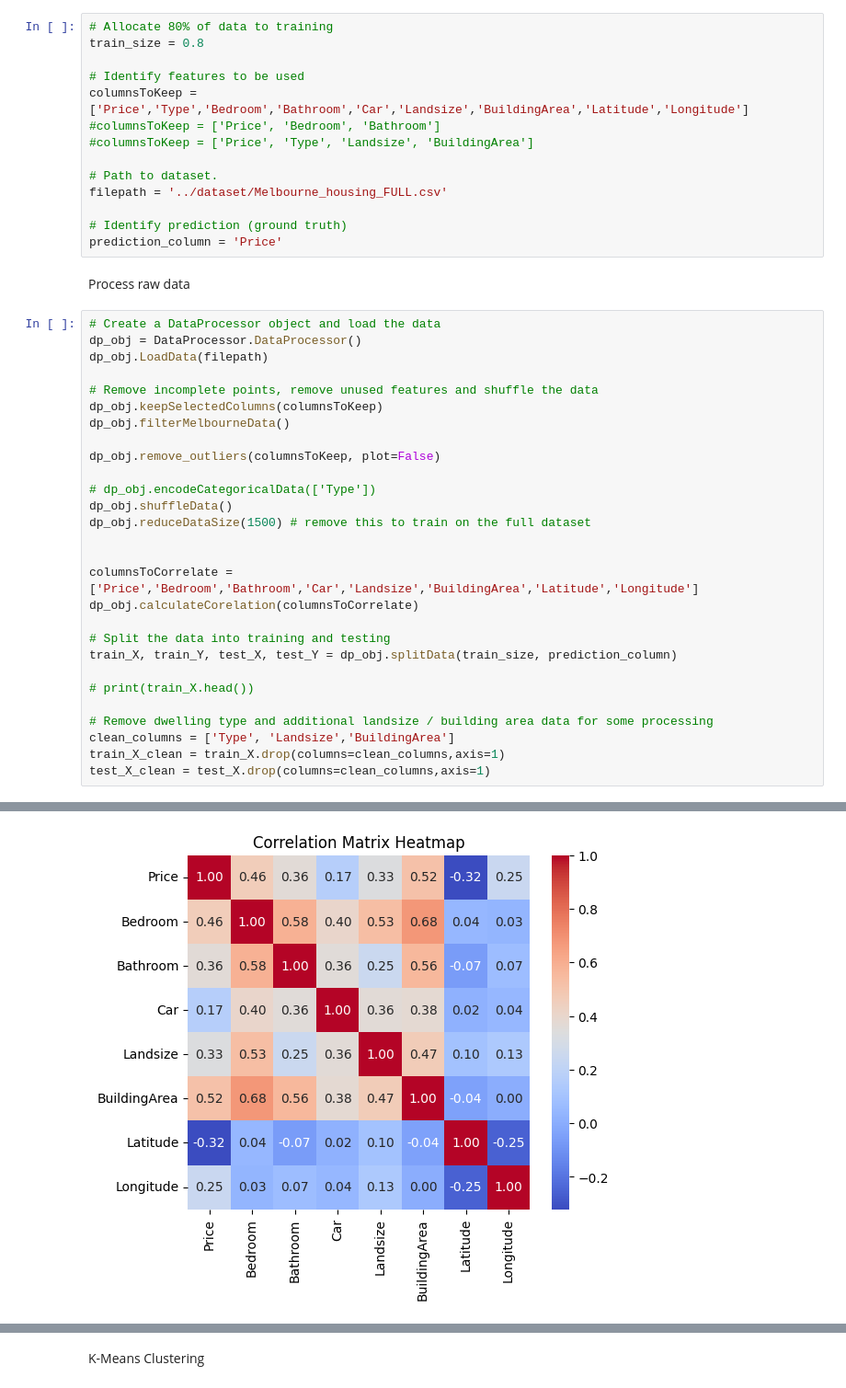
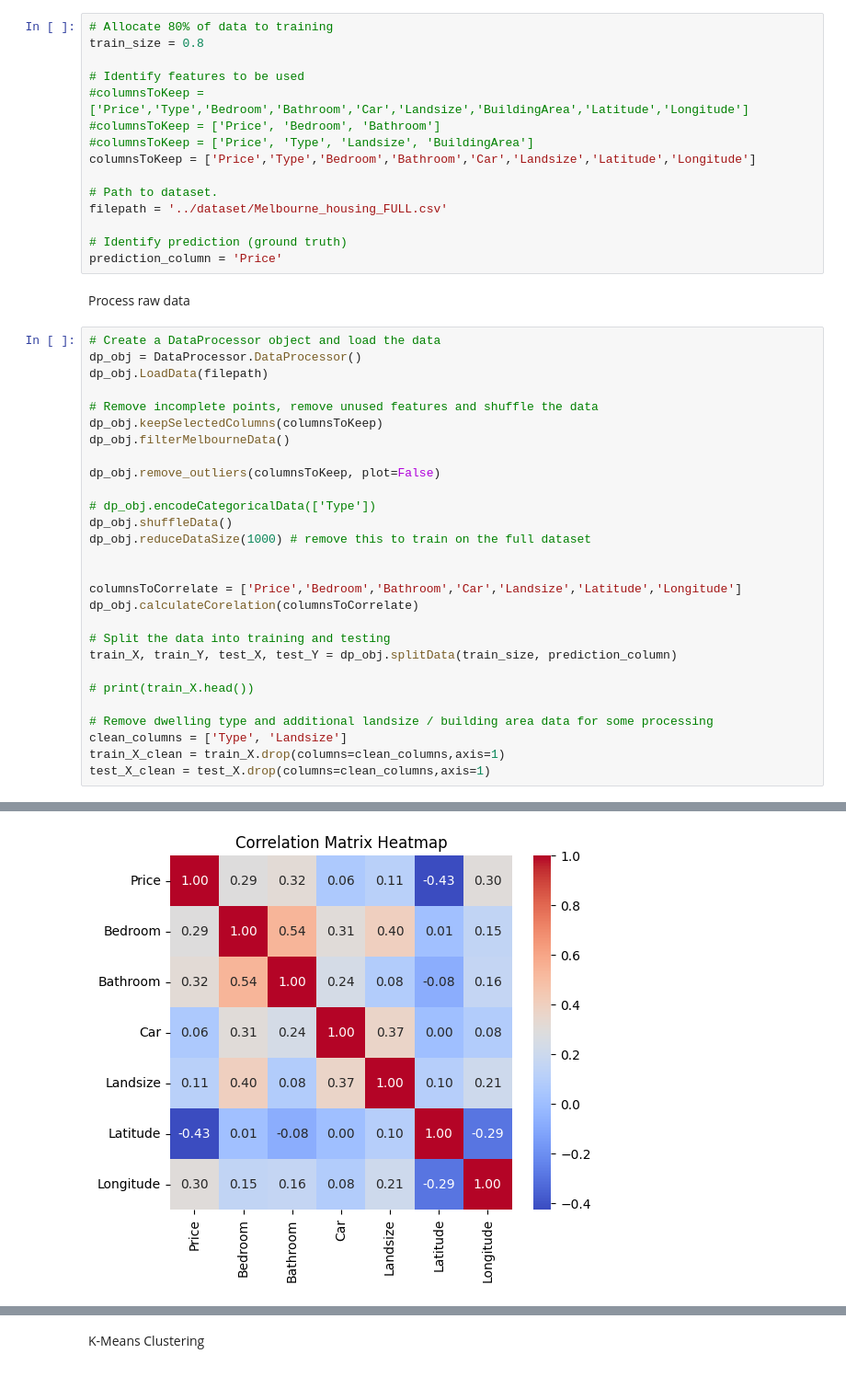
Before and after one commit to Wajeeha-B/ai_project.github.io, a Jupyter notebook: code/estimator.ipynb, the cells around one changed output, grey strips where cells are left out. Shown at 92% size. Cells and saved outputs as stored; diff of their text form.

Commit message:
dropped units and building area for kmeans

```diff
--- a/code/estimator.ipynb
+++ b/code/estimator.ipynb
@@ -18,9 +17,10 @@ Define the parameters
 train_size = 0.8
 
 # Identify features to be used
-columnsToKeep = ['Price','Type','Bedroom','Bathroom','Car','Landsize','BuildingArea','Latitude','Longitude']
+#columnsToKeep = ['Price','Type','Bedroom','Bathroom','Car','Landsize','BuildingArea','Latitude','Longitude']
 #columnsToKeep = ['Price', 'Bedroom', 'Bathroom']
 #columnsToKeep = ['Price', 'Type', 'Landsize', 'BuildingArea']
+columnsToKeep = ['Price','Type','Bedroom','Bathroom','Car','Landsize','Latitude','Longitude']
 
 # Path to dataset.
 filepath = '../dataset/Melbourne_housing_FULL.csv'
@@ -42,10 +42,10 @@ dp_obj.remove_outliers(columnsToKeep, plot=False)
 
 # dp_obj.encodeCategoricalData(['Type'])
 dp_obj.shuffleData()
-dp_obj.reduceDataSize(1500) # remove this to train on the full dataset
+dp_obj.reduceDataSize(1000) # remove this to train on the full dataset
 
 
-columnsToCorrelate = ['Price','Bedroom','Bathroom','Car','Landsize','BuildingArea','Latitude','Longitude']
+columnsToCorrelate = ['Price','Bedroom','Bathroom','Car','Landsize','Latitude','Longitude']
 dp_obj.calculateCorelation(columnsToCorrelate)
 
 # Split the data into training and testing
@@ -54,7 +54,7 @@ train_X, train_Y, test_X, test_Y = dp_obj.splitData(train_size, prediction_colum
 # print(train_X.head())
 
 # Remove dwelling type and additional landsize / building area data for some processing
-clean_columns = ['Type', 'Landsize','BuildingArea']
+clean_columns = ['Type', 'Landsize']
 train_X_clean = train_X.drop(columns=clean_columns,axis=1)
 test_X_clean = test_X.drop(columns=clean_columns,axis=1)
 # %% [output]
@@ -64,4 +64,4 @@ Number of rows remaining: 7438
-[figure, old version]
+[figure, new version]
 training size 800
 test size 200
 # %% [markdown]
```
Also changed, not shown: parts of 14 cells of this notebook, 2 other files.
